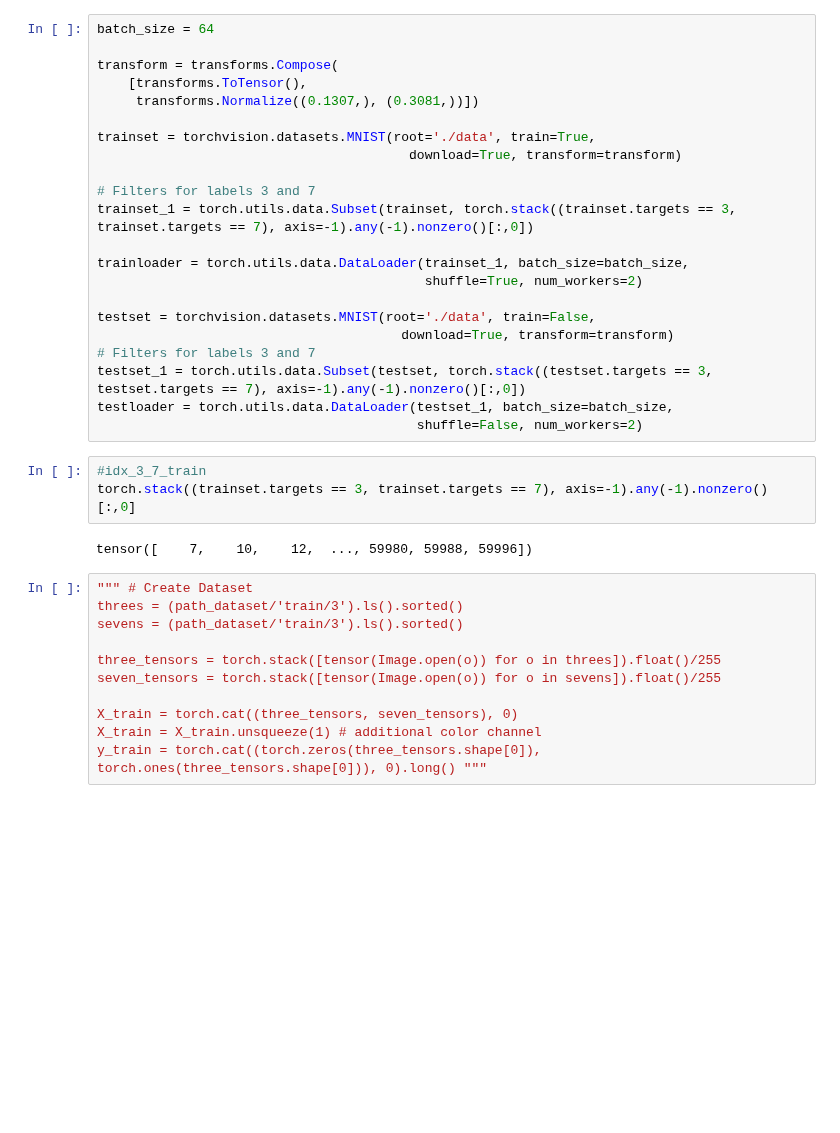
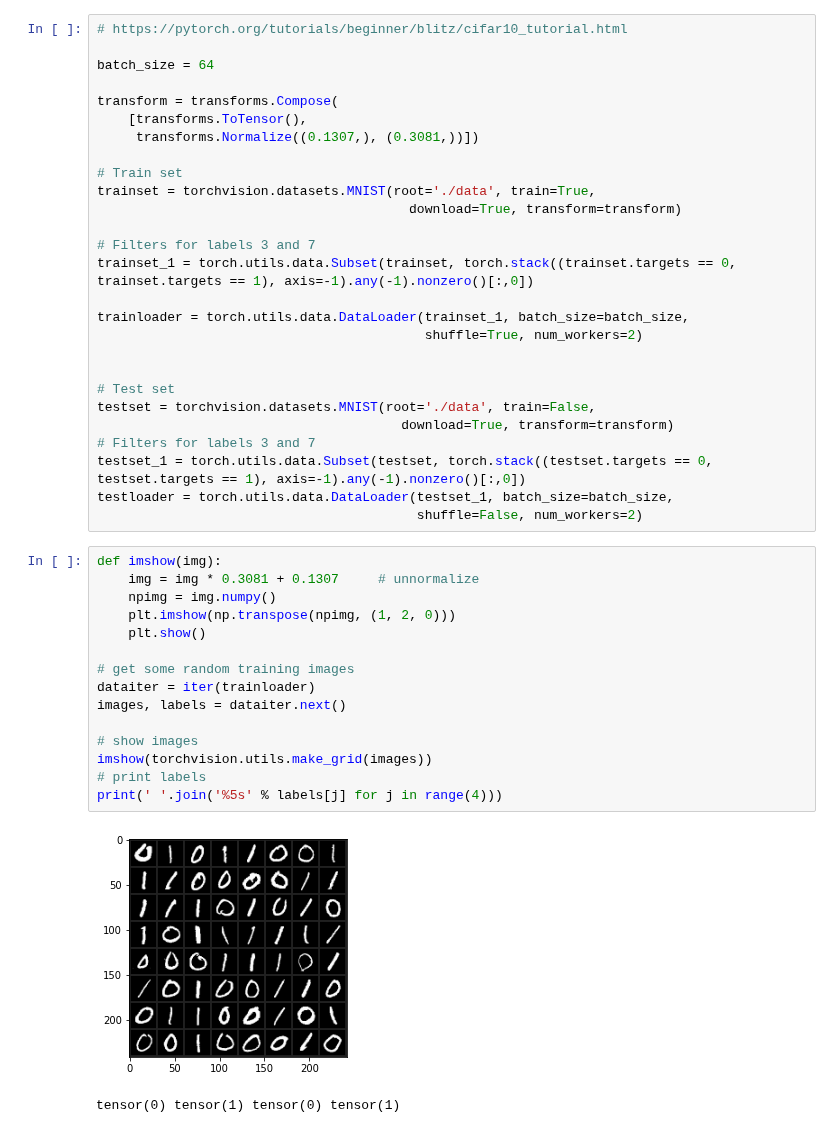
Before and after one commit to giotto-ai/giotto-deep, a Jupyter notebook: examples/MNIST_SAMPLE_Decision_Boundary.ipynb, the cells around one changed output. Cells and saved outputs as stored; diff of their text form; blank space fills up the shorter version.

```diff
--- a/examples/MNIST_SAMPLE_Decision_Boundary.ipynb
+++ b/examples/MNIST_SAMPLE_Decision_Boundary.ipynb
@@ -26,38 +30,45 @@ np.random.seed(seed)
 # %%
+# https://pytorch.org/tutorials/beginner/blitz/cifar10_tutorial.html
+
 batch_size = 64
 
 transform = transforms.Compose(
     [transforms.ToTensor(),
      transforms.Normalize((0.1307,), (0.3081,))])
 
+# Train set
 trainset = torchvision.datasets.MNIST(root='./data', train=True,
                                         download=True, transform=transform)
 
 # Filters for labels 3 and 7
-trainset_1 = torch.utils.data.Subset(trainset, torch.stack((trainset.targets == 3, trainset.targets == 7), axis=-1).any(-1).nonzero()[:,0])
+trainset_1 = torch.utils.data.Subset(trainset, torch.stack((trainset.targets == 0, trainset.targets == 1), axis=-1).any(-1).nonzero()[:,0])
 
 trainloader = torch.utils.data.DataLoader(trainset_1, batch_size=batch_size,
                                           shuffle=True, num_workers=2)
 
+
+# Test set
 testset = torchvision.datasets.MNIST(root='./data', train=False,
                                        download=True, transform=transform)
 # Filters for labels 3 and 7
-testset_1 = torch.utils.data.Subset(testset, torch.stack((testset.targets == 3, testset.targets == 7), axis=-1).any(-1).nonzero()[:,0])
+testset_1 = torch.utils.data.Subset(testset, torch.stack((testset.targets == 0, testset.targets == 1), axis=-1).any(-1).nonzero()[:,0])
 testloader = torch.utils.data.DataLoader(testset_1, batch_size=batch_size,
                                          shuffle=False, num_workers=2)
-# %%
-#idx_3_7_train
-torch.stack((trainset.targets == 3, trainset.targets == 7), axis=-1).any(-1).nonzero()[:,0]
-# %% [output]
-tensor([    7,    10,    12,  ..., 59980, 59988, 59996])
-# %%
-""" # Create Dataset
-threes = (path_dataset/'train/3').ls().sorted()
-sevens = (path_dataset/'train/3').ls().sorted()
-
-three_tensors = torch.stack([tensor(Image.open(o)) for o in threes]).float()/255
-seven_tensors = torch.stack([tensor(Image.open(o)) for o in sevens]).float()/255
-
-X_train = torch.cat((three_tensors, seven_tensors), 0)
-X_train = X_train.unsqueeze(1) # additional color channel
-y_train = torch.cat((torch.zeros(three_tensors.shape[0]), torch.ones(three_tensors.shape[0])), 0).long() """
+# %%
+def imshow(img):
+    img = img * 0.3081 + 0.1307     # unnormalize
+    npimg = img.numpy()
+    plt.imshow(np.transpose(npimg, (1, 2, 0)))
+    plt.show()
+
+# get some random training images
+dataiter = iter(trainloader)
+images, labels = dataiter.next()
+
+# show images
+imshow(torchvision.utils.make_grid(images))
+# print labels
+print(' '.join('%5s' % labels[j] for j in range(4)))
+# %% [output]
+[figure, added]
+tensor(0) tensor(1) tensor(0) tensor(1)
```
Also changed, not shown: parts of 18 cells of this notebook, 3 other files.
